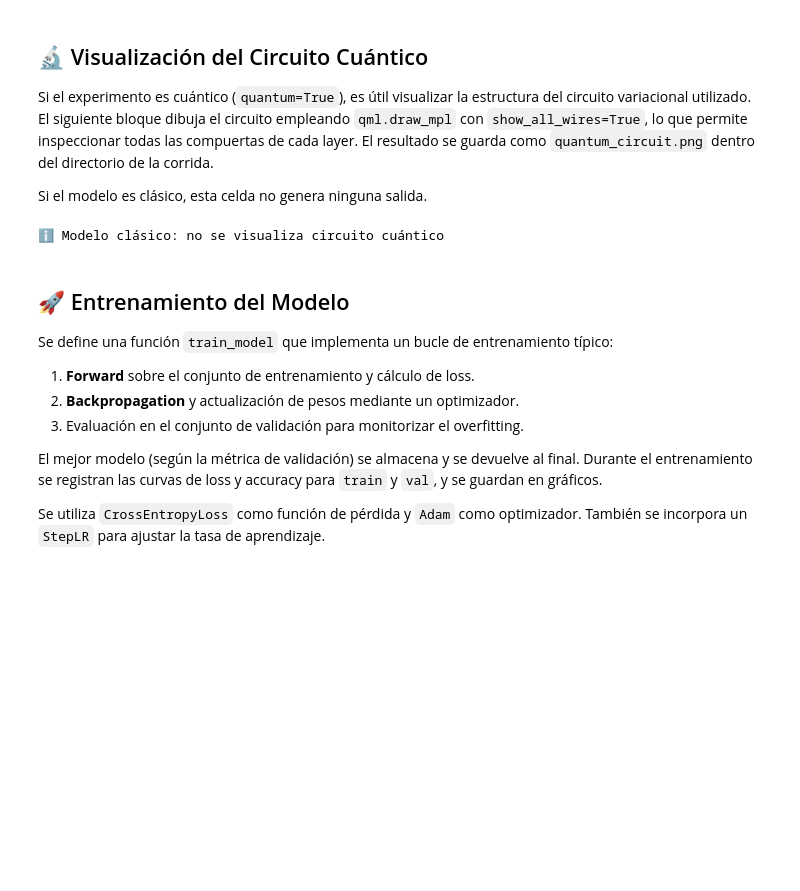
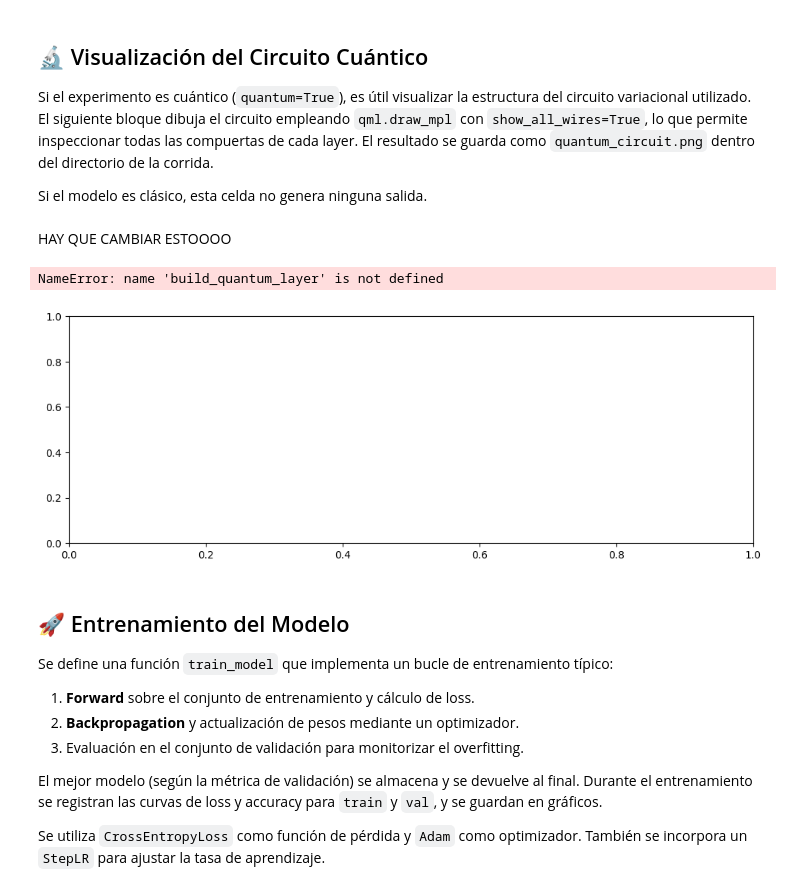
Before and after one commit to lburdman/qnn-transfer-learning, a Jupyter notebook: crema_d_hybrid_qnn.ipynb, the cells around one changed output. Cells and saved outputs as stored; diff of their text form; code cells hidden in the pictures; blank space fills up the shorter version.

```diff
--- a/crema_d_hybrid_qnn.ipynb
+++ b/crema_d_hybrid_qnn.ipynb
@@ -131,27 +220,30 @@ Si el experimento es cuántico (`quantum=True`), es útil visualizar la estructu
 El siguiente bloque dibuja el circuito empleando `qml.draw_mpl` con `show_all_wires=True`, lo que permite inspeccionar todas las compuertas de cada layer. El resultado se guarda como `quantum_circuit.png` dentro del directorio de la corrida.
 
 Si el modelo es clásico, esta celda no genera ninguna salida.
+# %% [markdown]
+HAY QUE CAMBIAR ESTOOOO
 # %%
-# Dibujar circuito cuántico si aplica
-if config['quantum']:
-    n_qubits = config['n_qubits']
-    q_depth = config['q_depth']
-    # Crear figura con estilo default
-    dummy_weights = torch.zeros((q_depth, n_qubits))
-    dummy_input = torch.zeros(n_qubits)
-    # Dibujar capa cuántica aislada
-    fig, ax = plt.subplots(figsize=(12,4))
-    drawer = qml.draw_mpl(lambda x, w: build_quantum_layer(n_qubits, q_depth)(x), show_all_wires=True)
-    drawer(dummy_input, dummy_weights)
-    plt.title('Circuito Cuántico Variacional')
-    path = os.path.join(config['model_dir'], 'quantum_circuit.png')
-    plt.savefig(path)
-    plt.close()
-    print(f'✅ Circuito guardado en {path}')
-else:
-    print('ℹ️ Modelo clásico: no se visualiza circuito cuántico')
+# # Dibujar circuito cuántico si aplica
+# if config['quantum']:
+#     n_qubits = config['n_qubits']
+#     q_depth = config['q_depth']
+#     # Crear figura con estilo default
+#     dummy_weights = torch.zeros((q_depth, n_qubits))
+#     dummy_input = torch.zeros(n_qubits)
+#     # Dibujar capa cuántica aislada
+#     fig, ax = plt.subplots(figsize=(12,4))
+#     drawer = qml.draw_mpl(lambda x, w: build_quantum_layer(n_qubits, q_depth)(x), show_all_wires=True)
+#     drawer(dummy_input, dummy_weights)
+#     plt.title('Circuito Cuántico Variacional')
+#     path = os.path.join(config['model_dir'], 'quantum_circuit.png')
+#     plt.savefig(path)
+#     plt.close()
+#     print(f'✅ Circuito guardado en {path}')
+# else:
+#     print('ℹ️ Modelo clásico: no se visualiza circuito cuántico')
 # %% [output]
-ℹ️ Modelo clásico: no se visualiza circuito cuántico
+NameError: name 'build_quantum_layer' is not defined
+[figure, added]
 # %% [markdown]
 ## 🚀 Entrenamiento del Modelo
 
```
Also changed, not shown: parts of 8 cells of this notebook.
